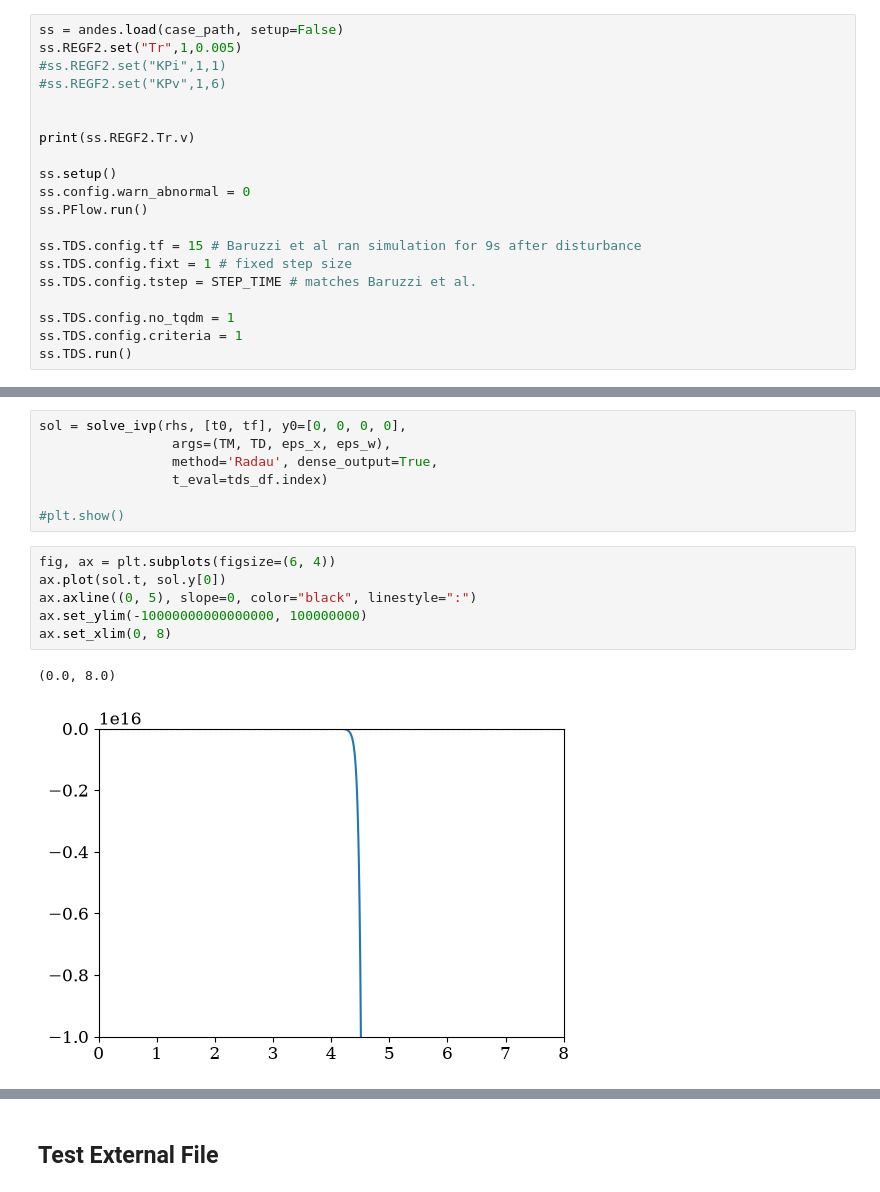
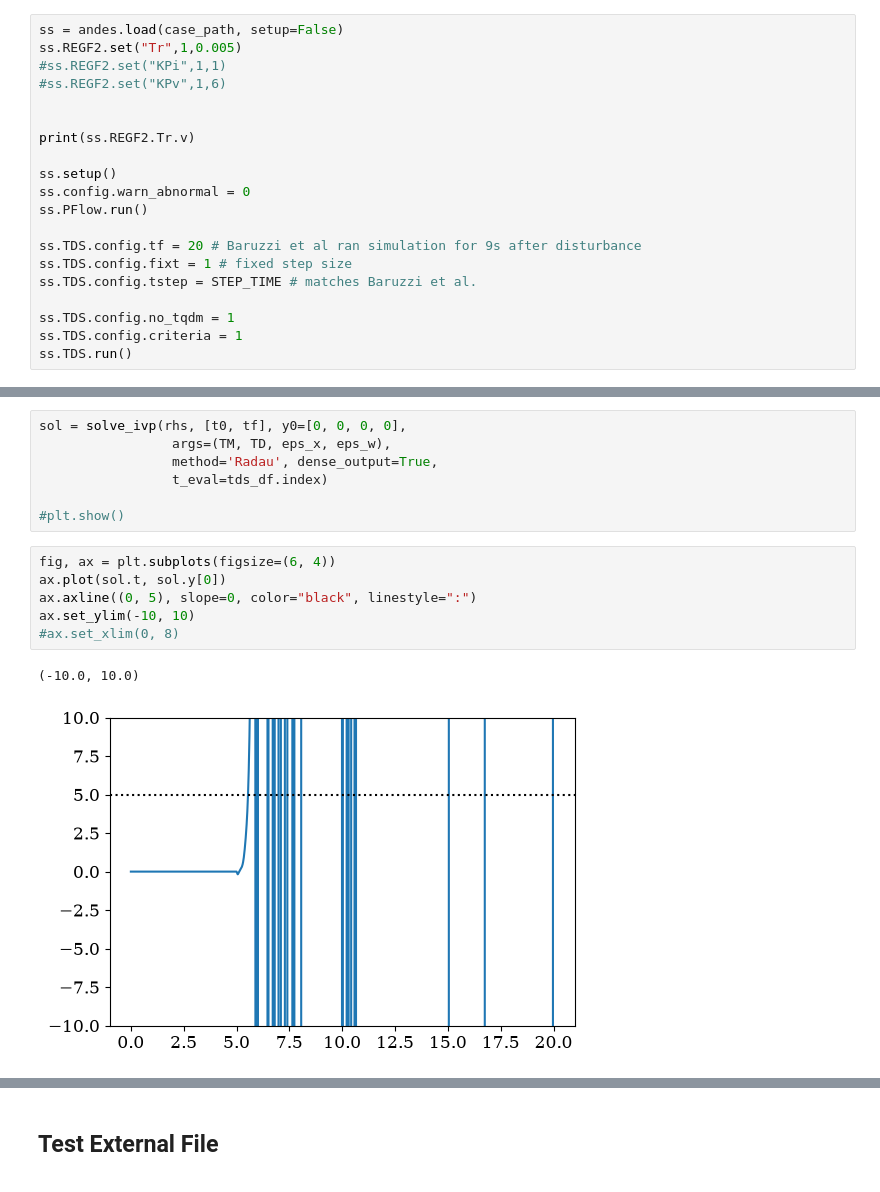
Before and after one commit to Scarlett315/characterize-virtual-inertia-estimation-noise-lag, a Jupyter notebook: better_inertia_estimation.ipynb, the cells around one changed output, grey strips where cells are left out. Cells and saved outputs as stored; diff of their text form.

```diff
--- a/better_inertia_estimation.ipynb
+++ b/better_inertia_estimation.ipynb
@@ -38,7 +38,7 @@ ss.setup()
 ss.config.warn_abnormal = 0
 ss.PFlow.run()
 
-ss.TDS.config.tf = 15 # Baruzzi et al ran simulation for 9s after disturbance
+ss.TDS.config.tf = 20 # Baruzzi et al ran simulation for 9s after disturbance
 ss.TDS.config.fixt = 1 # fixed step size
 ss.TDS.config.tstep = STEP_TIME # matches Baruzzi et al.
 
@@ -121,12 +120,12 @@ sol = solve_ivp(rhs, [t0, tf], y0=[0, 0, 0, 0],
 # %%
 fig, ax = plt.subplots(figsize=(6, 4))
 ax.plot(sol.t, sol.y[0])
 ax.axline((0, 5), slope=0, color="black", linestyle=":")
-ax.set_ylim(-10000000000000000, 100000000)
-ax.set_xlim(0, 8)
+ax.set_ylim(-10, 10)
+#ax.set_xlim(0, 8)
 # %% [output]
-(0.0, 8.0)
+(-10.0, 10.0)
-[figure, old version]
+[figure, new version]
 # %%
 vals_df = pd.DataFrame(sol.y[:2]).T
 vals_df.index = sol.t
```
Also changed, not shown: parts of 8 cells of this notebook, 18 other files.
